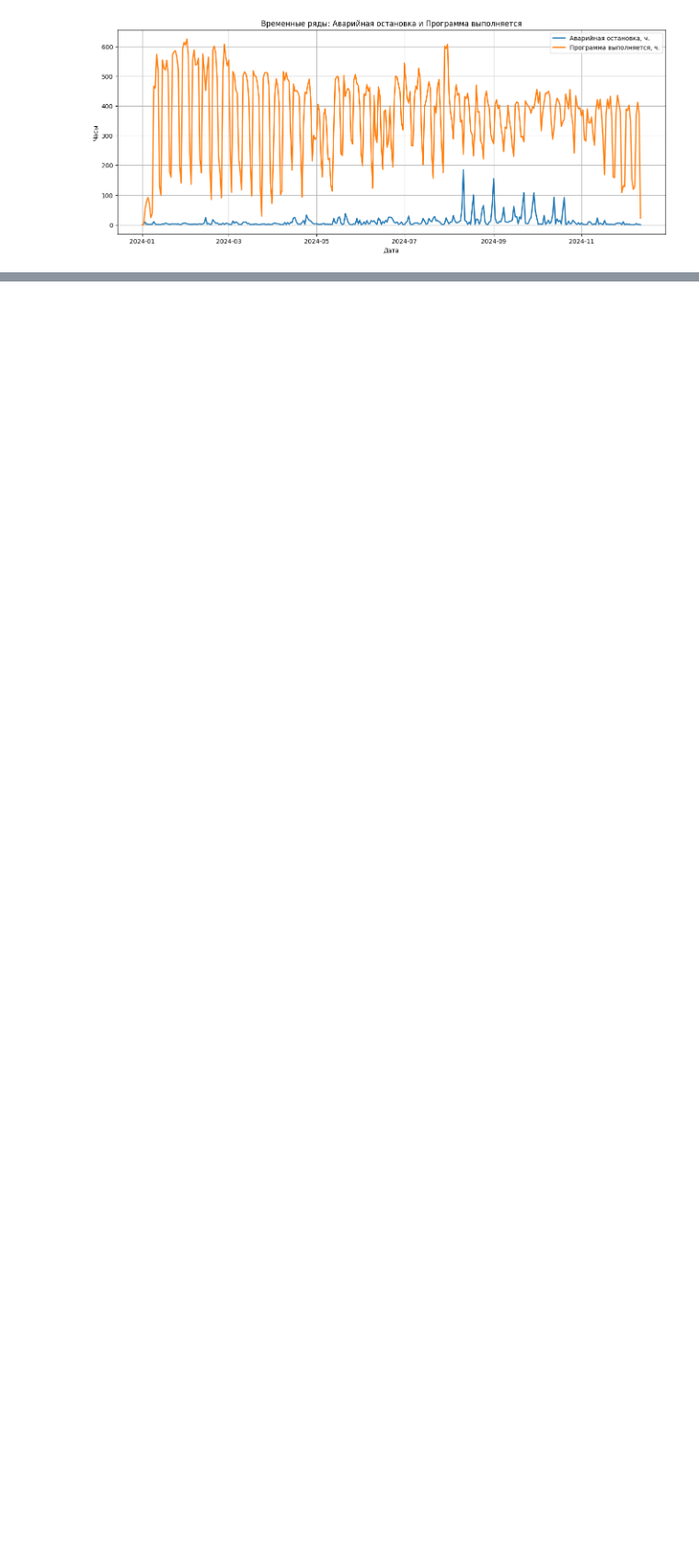
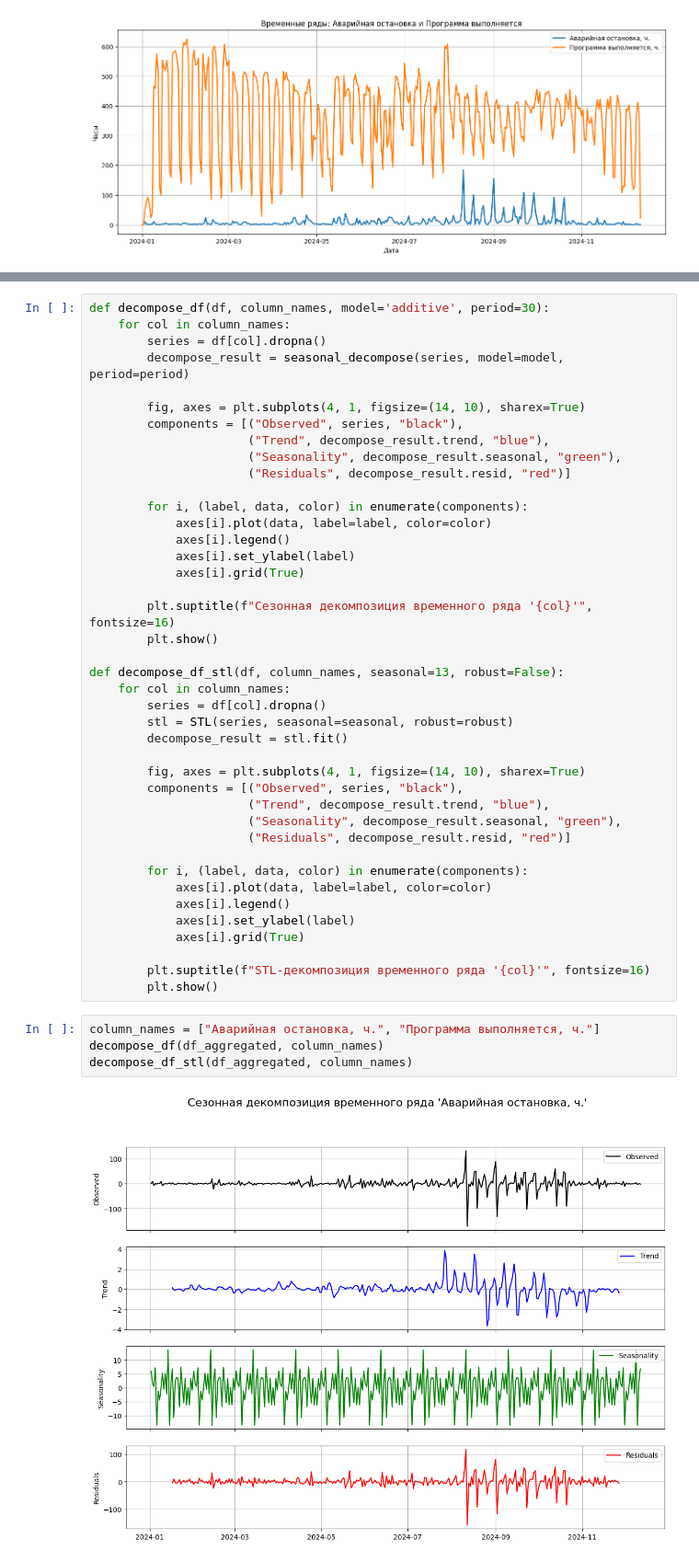
Before and after one commit to OXYCRiNGE/stanki, a Jupyter notebook: analysis.ipynb, the cells around one changed output, grey strips where cells are left out. Shown at 92% size. Drawn from its saved outputs; the diff is of its cells as text; blank space fills up the shorter version.

```diff
--- a/analysis.ipynb
+++ b/analysis.ipynb
@@ -131,0 +147,47 @@ plt.show()
+# %%
+def decompose_df(df, column_names, model='additive', period=30):
+    for col in column_names:
+        series = df[col].dropna()
+        decompose_result = seasonal_decompose(series, model=model, period=period)
+
+        fig, axes = plt.subplots(4, 1, figsize=(14, 10), sharex=True)
+        components = [("Observed", series, "black"),
+                      ("Trend", decompose_result.trend, "blue"),
+                      ("Seasonality", decompose_result.seasonal, "green"),
+                      ("Residuals", decompose_result.resid, "red")]
+
+        for i, (label, data, color) in enumerate(components):
+            axes[i].plot(data, label=label, color=color)
+            axes[i].legend()
+            axes[i].set_ylabel(label)
+            axes[i].grid(True)
+
+        plt.suptitle(f"Сезонная декомпозиция временного ряда '{col}'", fontsize=16)
+        plt.show()
+
+def decompose_df_stl(df, column_names, seasonal=13, robust=False):
+    for col in column_names:
+        series = df[col].dropna()
+        stl = STL(series, seasonal=seasonal, robust=robust)
+        decompose_result = stl.fit()
+
+        fig, axes = plt.subplots(4, 1, figsize=(14, 10), sharex=True)
+        components = [("Observed", series, "black"),
+                      ("Trend", decompose_result.trend, "blue"),
+                      ("Seasonality", decompose_result.seasonal, "green"),
+                      ("Residuals", decompose_result.resid, "red")]
+
+        for i, (label, data, color) in enumerate(components):
+            axes[i].plot(data, label=label, color=color)
+            axes[i].legend()
+            axes[i].set_ylabel(label)
+            axes[i].grid(True)
+
+        plt.suptitle(f"STL-декомпозиция временного ряда '{col}'", fontsize=16)
+        plt.show()
+# %%
+column_names = ["Аварийная остановка, ч.", "Программа выполняется, ч."]
+decompose_df(df_aggregated, column_names)
+decompose_df_stl(df_aggregated, column_names)
+# %% [output]
+[figure, added]
```
Also changed, not shown: parts of 27 cells of this notebook, 1 other file.
